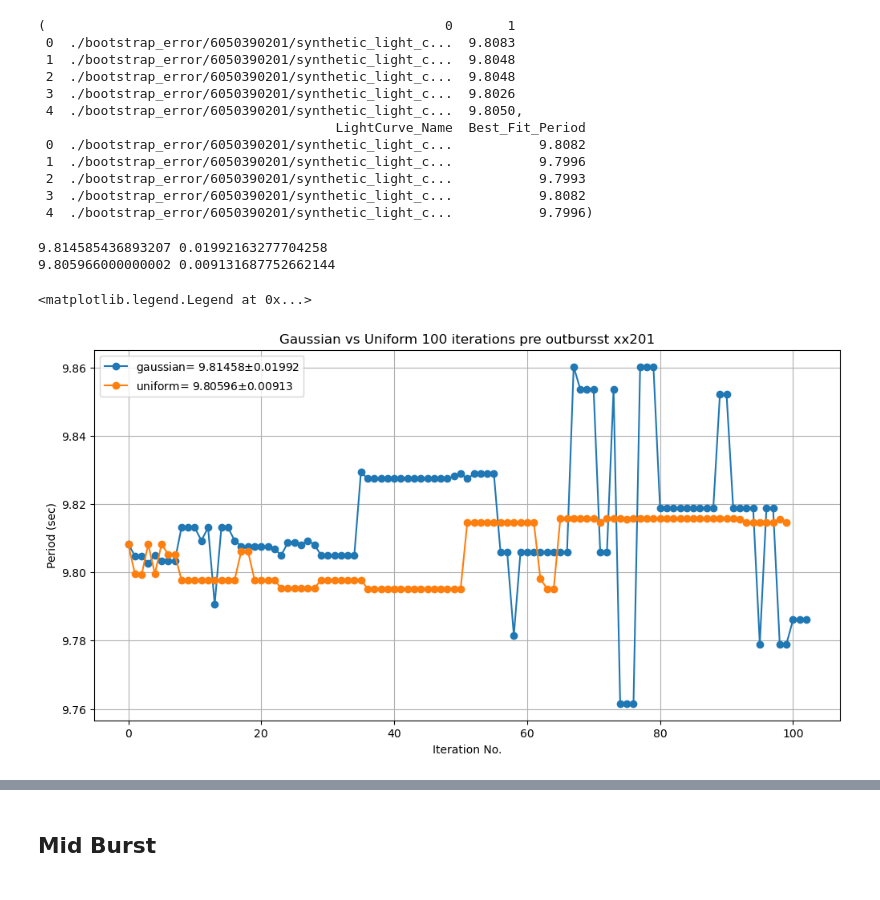
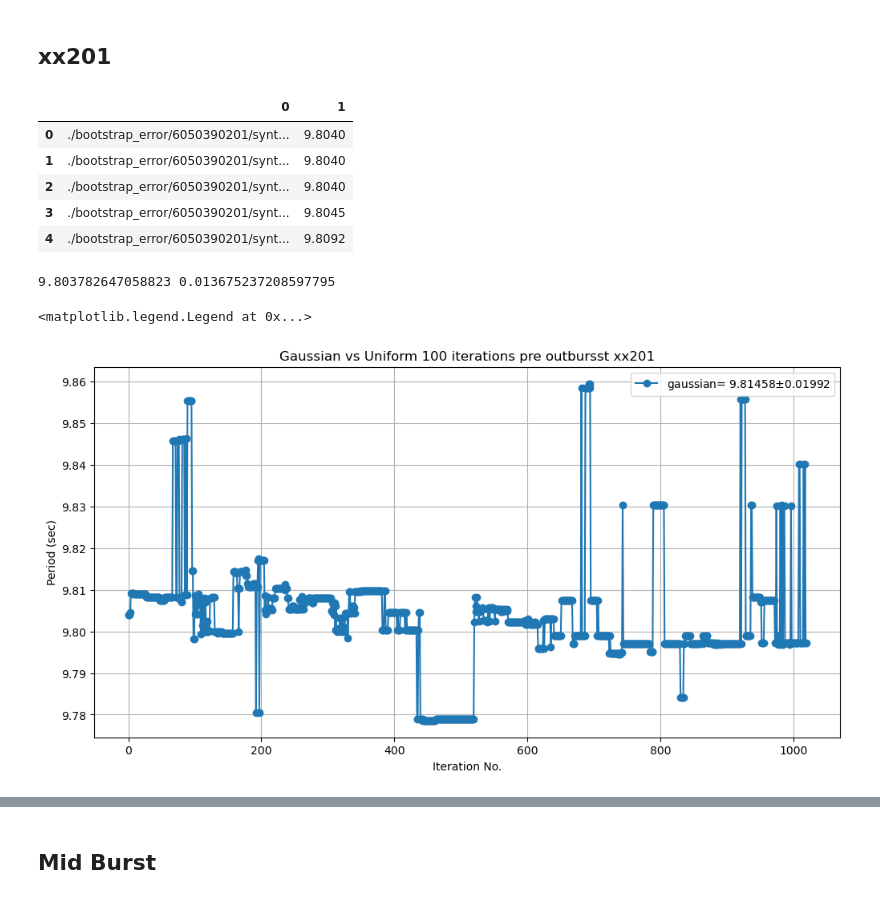
Before and after one commit to supremeKAI40/ULXP_thesis_analysis, a Jupyter notebook: nicer/nb_bootstrap_reportin.ipynb, the cells around one changed output, grey strips where cells are left out. Saved outputs shown, nothing was run; the diff lists cells and outputs as text; code cells hidden in the pictures.

```diff
--- a/nicer/nb_bootstrap_reportin.ipynb
+++ b/nicer/nb_bootstrap_reportin.ipynb
@@ -5,35 +6,31 @@ import matplotlib.pyplot as plt
+# %% [markdown]
+## xx201
 # %%
-df=pd.read_csv('./bootstrap_error/6050390201/best_fit_period_gaussian_100.2.txt',sep='\t',header=None)
-df1=pd.read_csv('./bootstrap_error/6050390201/best_fit_periods_201_100.1.txt',sep='\t')
-df.head(),df1.head()
+df=pd.read_csv('./bootstrap_error/6050390201/best_fit_period_0.01bin_1000.txt',sep='\t',header=None)
+# df1=pd.read_csv('./bootstrap_error/6050390201/best_fit_period_100.1.txt',sep='\t')
+df.head()
 # %% [output]
-(                                                   0       1
- 0  ./bootstrap_error/6050390201/synthetic_light_c...  9.8083
- 1  ./bootstrap_error/6050390201/synthetic_light_c...  9.8048
- 2  ./bootstrap_error/6050390201/synthetic_light_c...  9.8048
- 3  ./bootstrap_error/6050390201/synthetic_light_c...  9.8026
- 4  ./bootstrap_error/6050390201/synthetic_light_c...  9.8050,
-                                      LightCurve_Name  Best_Fit_Period
- 0  ./bootstrap_error/6050390201/synthetic_light_c...           9.8082
- 1  ./bootstrap_error/6050390201/synthetic_light_c...           9.7996
- 2  ./bootstrap_error/6050390201/synthetic_light_c...           9.7993
- 3  ./bootstrap_error/6050390201/synthetic_light_c...           9.8082
- 4  ./bootstrap_error/6050390201/synthetic_light_c...           9.7996)
+|  | 0 | 1 |
+| 0 | ./bootstrap_error/6050390201/synt... | 9.8040 |
+| 1 | ./bootstrap_error/6050390201/synt... | 9.8040 |
+| 2 | ./bootstrap_error/6050390201/synt... | 9.8040 |
+| 3 | ./bootstrap_error/6050390201/synt... | 9.8045 |
+| 4 | ./bootstrap_error/6050390201/synt... | 9.8092 |
 # %%
 print(df[1].mean(), df[1].std())
-print(df1['Best_Fit_Period'].mean(), df1['Best_Fit_Period'].std())
+# print(df1['Best_Fit_Period'].mean(), df1['Best_Fit_Period'].std())
+# print(dfexpt[1].mean(), dfexpt[1].std())
 # %% [output]
-9.814585436893207 0.01992163277704258
-9.805966000000002 0.009131687752662144
+9.803782647058823 0.013675237208597795
 # %%
 plt.figure(figsize=(12,6))
 plt.plot(df[1],'-o',label=r'gaussian= 9.81458$\pm$0.01992')
-plt.plot(df1['Best_Fit_Period'],'-o',label=r'uniform= 9.80596$\pm$0.00913')
+#plt.plot(df1['Best_Fit_Period'],'-o',label=r'uniform= 9.80596$\pm$0.00913')
 plt.grid()
 plt.title('Gaussian vs Uniform 100 iterations pre outbursst xx201')
 plt.ylabel('Period (sec)')
 plt.xlabel('Iteration No.')
 plt.legend()
 # %% [output]
 <matplotlib.legend.Legend at 0x...>
-[figure, old version]
+[figure, new version]
```
Also changed, not shown: parts of 24 cells of this notebook, 2 other files.
